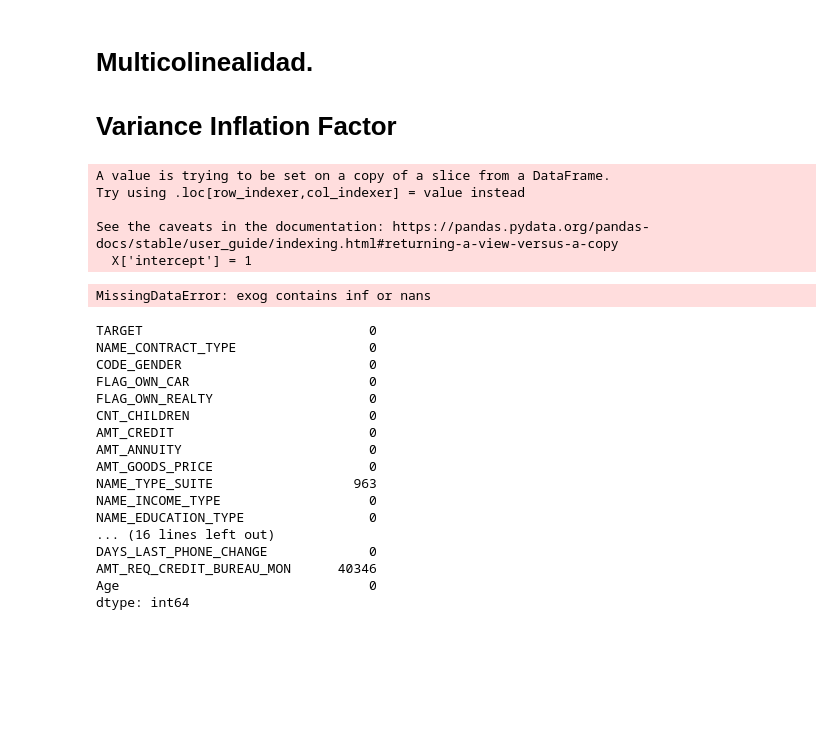
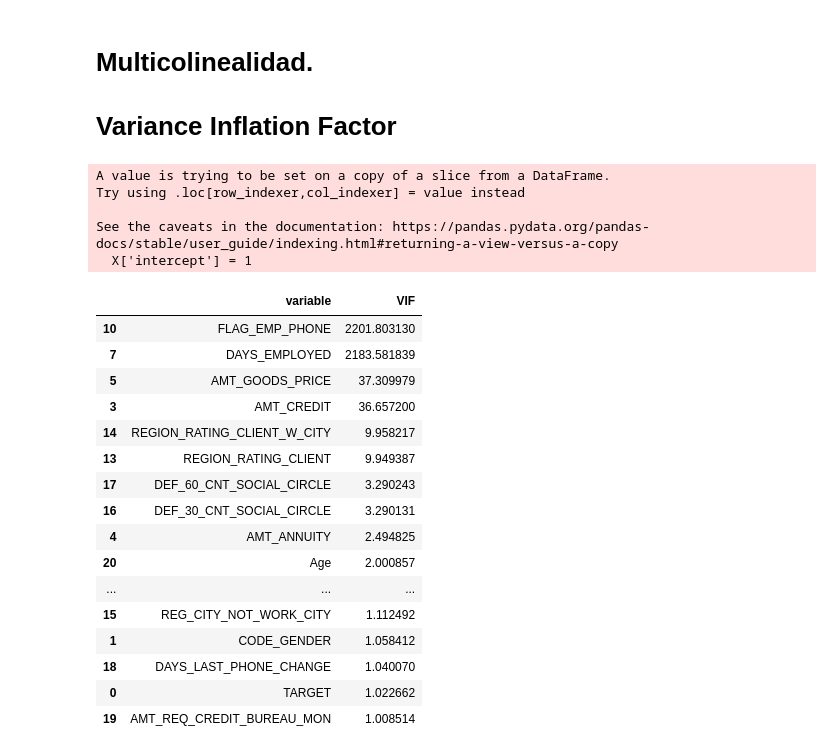
Before and after one commit to RigelAlgebar/Credit-Card-Fraud-Detection-IIIT-Bangalore, a Jupyter notebook: notebooks/5. EDA-Distributions.ipynb, the cells around one changed output. Saved outputs shown, nothing was run; the diff lists cells and outputs as text; code cells hidden in the pictures; blank space fills up the shorter version.

```diff
--- a/notebooks/5. EDA-Distributions.ipynb
+++ b/notebooks/5. EDA-Distributions.ipynb
@@ -198,9 +206,15 @@ plt.show()
 # Multicolinealidad.
 
 # Variance Inflation Factor
+# %%
+
+df_sess_4["NAME_INCOME_TYPE"] = df_sess_4["NAME_INCOME_TYPE"].fillna("Not Found")
+df_sess_4["DEF_30_CNT_SOCIAL_CIRCLE"]  = df_sess_4["DEF_30_CNT_SOCIAL_CIRCLE"].fillna(0)
+df_sess_4["DEF_60_CNT_SOCIAL_CIRCLE"]  = df_sess_4["DEF_60_CNT_SOCIAL_CIRCLE"].fillna(0)
+df_sess_4["AMT_REQ_CREDIT_BUREAU_MON"] = df_sess_4["AMT_REQ_CREDIT_BUREAU_MON"].fillna(0)
 # %%
 
-def calculate_vif(df: pd.DataFrame, cols):
+def calculate_vif(df: pd.DataFrame, cols: List):
     """
     This function calculates the VIF
     for a set of columns, given a dataframe.
@@ -214,35 +228,32 @@ def calculate_vif(df: pd.DataFrame, cols):
 
     vif["VIF"] = [variance_inflation_factor(X.values, i) for i in range(X.shape[1])]
 
-    vif = vif[vif["variable"]!='inter']
+    vif = vif[vif["variable"]!='intercept']
 
     return vif
 # %%
-calculate_vif(df_sess_4, numeric_vars.columns)
+
+calculate_vif(df_sess_4, numeric_vars.columns).sort_values('VIF', ascending=False)
 # %% [output]
 A value is trying to be set on a copy of a slice from a DataFrame.
 Try using .loc[row_indexer,col_indexer] = value instead
 
 See the caveats in the documentation: https://pandas.pydata.org/pandas-docs/stable/user_guide/indexing.html#returning-a-view-versus-a-copy
   X['intercept'] = 1
-MissingDataError: exog contains inf or nans
+|  | variable | VIF |
+| 10 | FLAG_EMP_PHONE | 2201.803130 |
+| 7 | DAYS_EMPLOYED | 2183.581839 |
+| 5 | AMT_GOODS_PRICE | 37.309979 |
+| 3 | AMT_CREDIT | 36.657200 |
+| 14 | REGION_RATING_CLIENT_W_CITY | 9.958217 |
+| 13 | REGION_RATING_CLIENT | 9.949387 |
+| 17 | DEF_60_CNT_SOCIAL_CIRCLE | 3.290243 |
+| 16 | DEF_30_CNT_SOCIAL_CIRCLE | 3.290131 |
+| 4 | AMT_ANNUITY | 2.494825 |
+| 20 | Age | 2.000857 |
+| ... | ... | ... |
+| 15 | REG_CITY_NOT_WORK_CITY | 1.112492 |
+| 1 | CODE_GENDER | 1.058412 |
+| 18 | DAYS_LAST_PHONE_CHANGE | 1.040070 |
+| 0 | TARGET | 1.022662 |
+| 19 | AMT_REQ_CREDIT_BUREAU_MON | 1.008514 |
-# %%
-df_sess_4.isna().sum()
-# %% [output]
-TARGET                             0
-NAME_CONTRACT_TYPE                 0
-CODE_GENDER                        0
-FLAG_OWN_CAR                       0
-FLAG_OWN_REALTY                    0
-CNT_CHILDREN                       0
-AMT_CREDIT                         0
-AMT_ANNUITY                        0
-AMT_GOODS_PRICE                    0
-NAME_TYPE_SUITE                  963
-NAME_INCOME_TYPE                   0
-NAME_EDUCATION_TYPE                0
-... (16 lines left out)
-DAYS_LAST_PHONE_CHANGE             0
-AMT_REQ_CREDIT_BUREAU_MON      40346
-Age                                0
-dtype: int64
```
Also changed, not shown: parts of 8 cells of this notebook.
